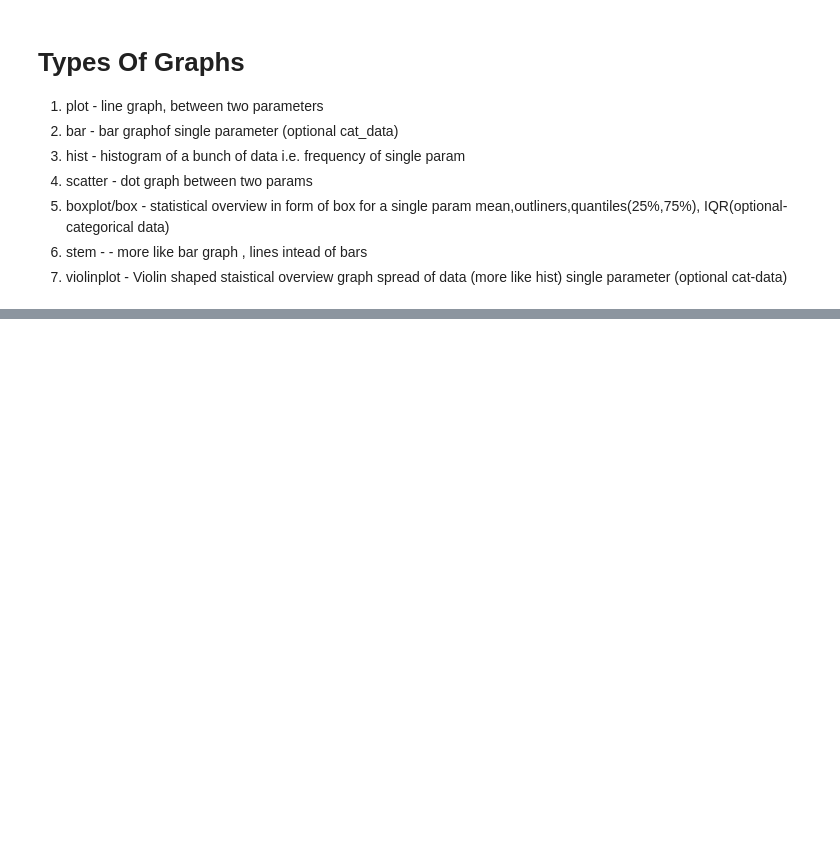
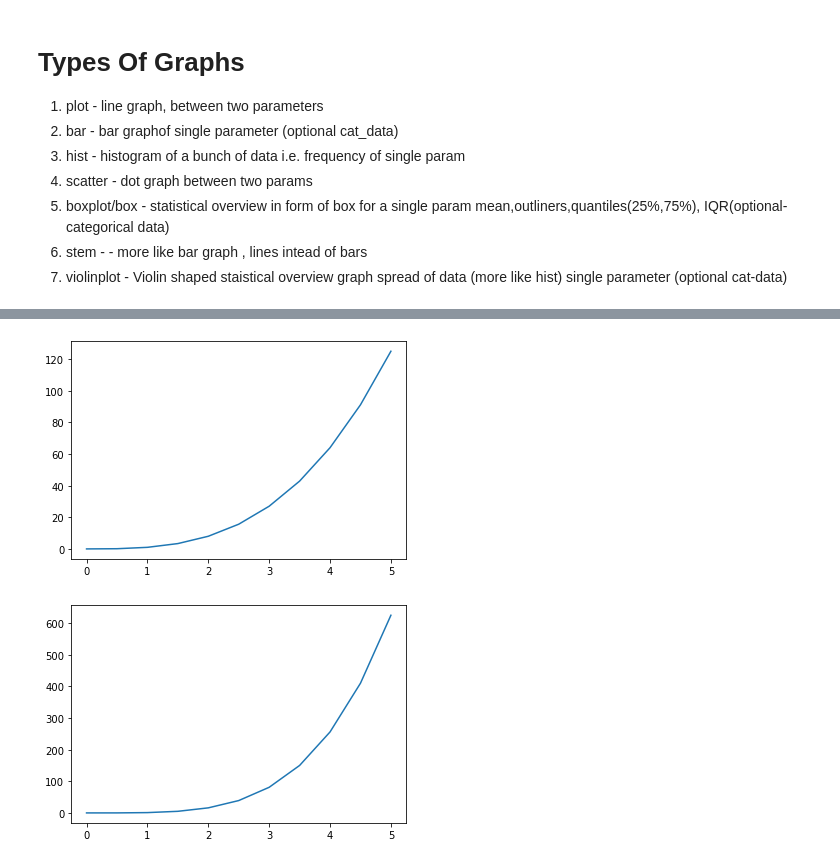
Before and after one commit to GarvitBanthiya/IT_Training_3rdSEM_ML, a Jupyter notebook: day17.ipynb, the cells around one changed output, grey strips where cells are left out. Cells and saved outputs as stored; diff of their text form; code cells hidden in the pictures; blank space fills up the shorter version.

```diff
--- a/day17.ipynb
+++ b/day17.ipynb
@@ -55,3 +65,13 @@ NameError: name 'y' is not defined
+# %%
+y2=x**4
+# %%
+plt.plot(x,y)
+plt.show()
+plt.plot(x,y2)
+plt.show()
+# %% [output]
+[figure, added]
+[figure, added]
 # %%
 y2=x**4
 # %%
```
Also changed, not shown: parts of 8 cells of this notebook, 1 other file.
